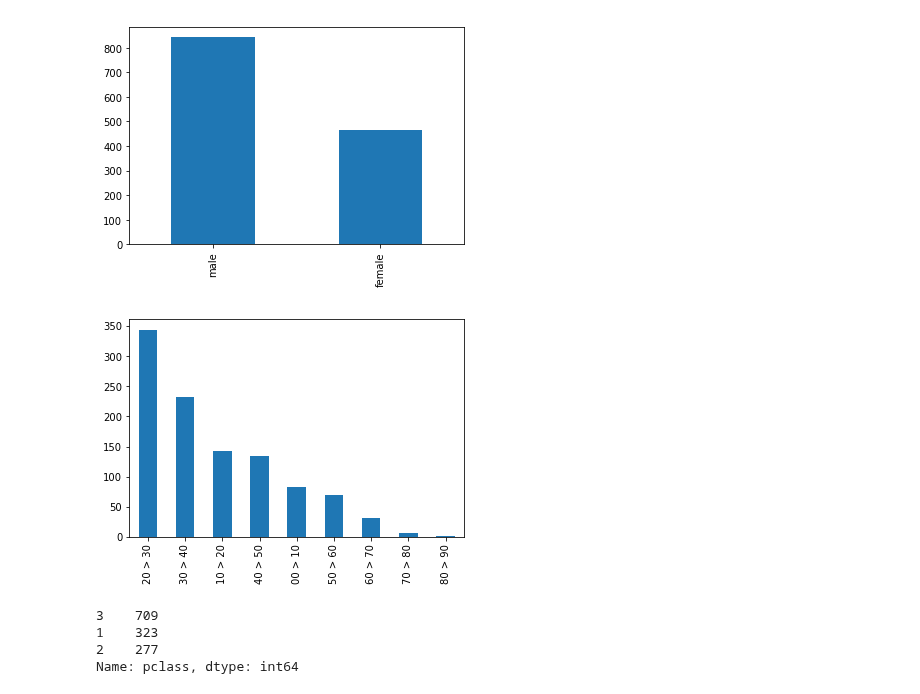
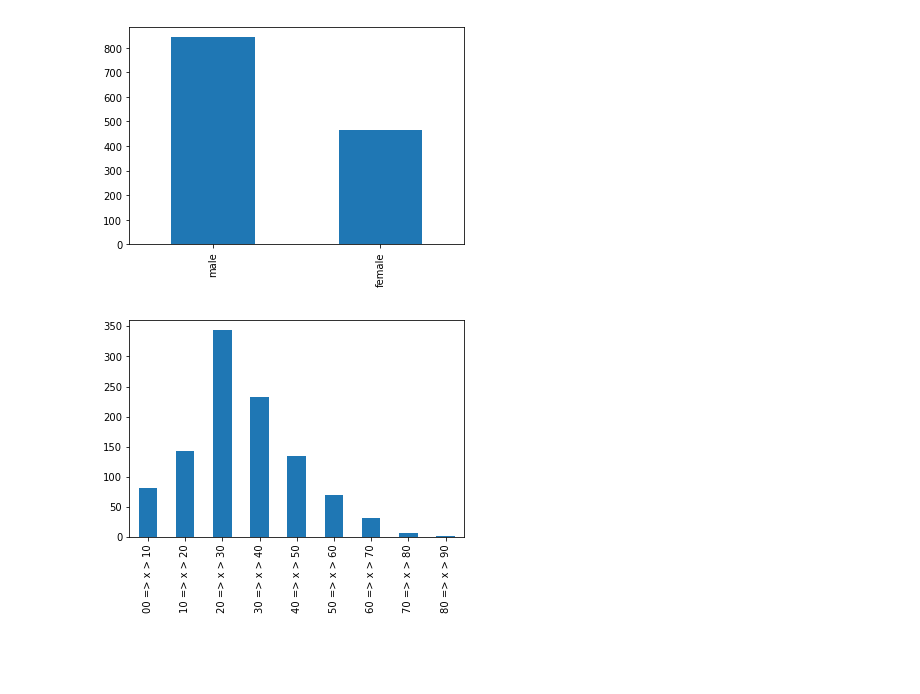
Before and after one commit to matthieuDev/ADA2017, a Jupyter notebook: 01 - Pandas and Data Wrangling/Homework 1.ipynb, the cells around one changed output. Saved outputs shown, nothing was run; the diff lists cells and outputs as text; code cells hidden in the pictures; blank space fills up the shorter version.

```diff
--- a/01 - Pandas and Data Wrangling/Homework 1.ipynb
+++ b/01 - Pandas and Data Wrangling/Homework 1.ipynb
@@ -287,18 +292,10 @@ mfTitanic.figure
 [figure]
 # %%
 #2.age
+plt.gcf().clear()
 def ageToDecade (age) :
-    return str(int(age/10)) + "0 > " + str(int(age/10)+1) + "0"
-ageTitanic = titanic["age"].dropna().map(ageToDecade).value_counts().plot(kind='bar')
+    return str(int(age/10)) + "0 => x > " + str(int(age/10)+1) + "0"
+ageTitanic = titanic["age"].dropna().map(ageToDecade).value_counts().sort_index().plot(kind='bar')
 ageTitanic.figure
 # %% [output]
-[figure, old version]
+[figure, new version]
-# %%
-#3.cabin floor
-plt.pie(titanic.pclass.dropna().value_counts())
-titanic.pclass.dropna().value_counts()
-# %% [output]
-3    709
-1    323
-2    277
-Name: pclass, dtype: int64
```
Also changed, not shown: parts of 6 cells of this notebook.
